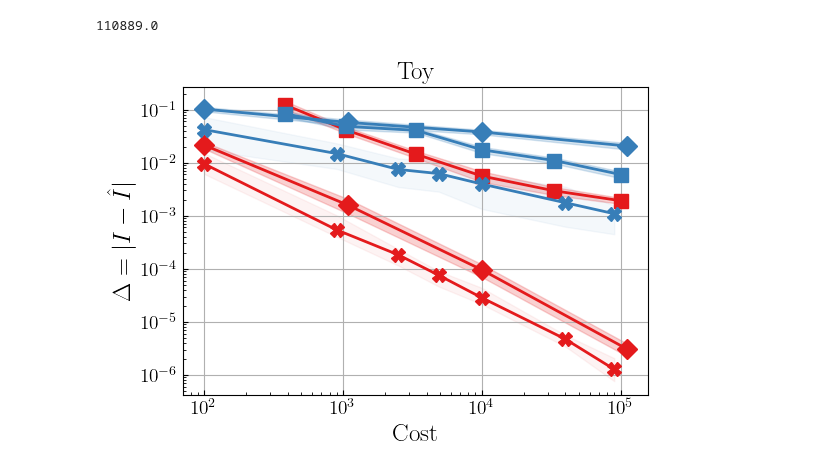
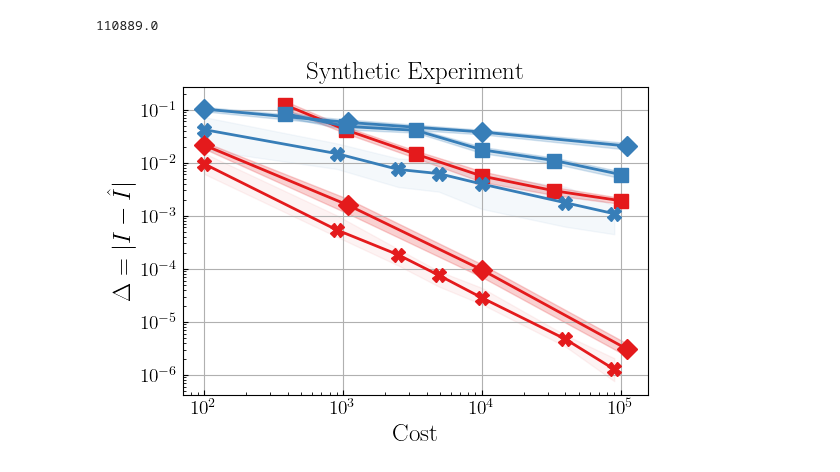
Before and after one commit to hudsonchen/nest_bq, a Jupyter notebook: plotting_notebooks/toy_mlmc.ipynb, the cells around one changed output. Drawn from its saved outputs; the diff is of its cells as text; code cells hidden in the pictures.

```diff
--- a/plotting_notebooks/toy_mlmc.ipynb
+++ b/plotting_notebooks/toy_mlmc.ipynb
@@ -174,32 +176,32 @@ plt.fill_between(I_single_level['KQ'][1], I_single_level['KQ'][0] - I_single_lev
 
 keys = list(I_nkq_err_dict.keys())
 N_array = np.array(sorted(set([k[0] for k in keys])), dtype=float)
 cost_array = N_array ** 2
 plt.plot(cost_array, I_nmc_median, label=f'NMC (QMC)', color=cmap.colors[1], linewidth=linewidth,
          marker='X', markersize=markersize)
 plt.fill_between(cost_array, I_nmc_q25, I_nmc_q75, alpha=0.05, color=cmap.colors[1])
 
 plt.plot(cost_array, I_nkq_median, label=f'NKQ (QMC)', color=cmap.colors[0], linewidth=linewidth,
          marker='X', markersize=markersize)
 plt.fill_between(cost_array, I_nkq_q25,
                  I_nkq_q75, alpha=0.05, color=cmap.colors[0])
 
 
 plt.xlabel(r'Cost')
 plt.ylabel(r'$\Delta = |I - \hat{I}|$')
 plt.yscale('log')
 plt.xscale('log')
 
 # Get current legend handles and labels
 # handles, labels = plt.gca().get_legend_handles_labels()
 # order = [0, 3, 1, 2]
 # handles = [handles[o] for o in order]
 # labels = [labels[o] for o in order]
 
 # Create a legend with reordered handles and labels
 # plt.legend(handles, labels, ncol=2, bbox_to_anchor=(0.4, 0.95), loc='lower center')
-plt.title("Toy", fontsize=18)
+plt.title("Synthetic Experiment", fontsize=18)
 plt.savefig('../figures/toy_mlmc.pdf', bbox_inches='tight')
 plt.show()
 # %% [output]
-[figure, old version]
+[figure, new version]
```
Also changed, not shown: parts of 1 cell of this notebook, 18 other files.
